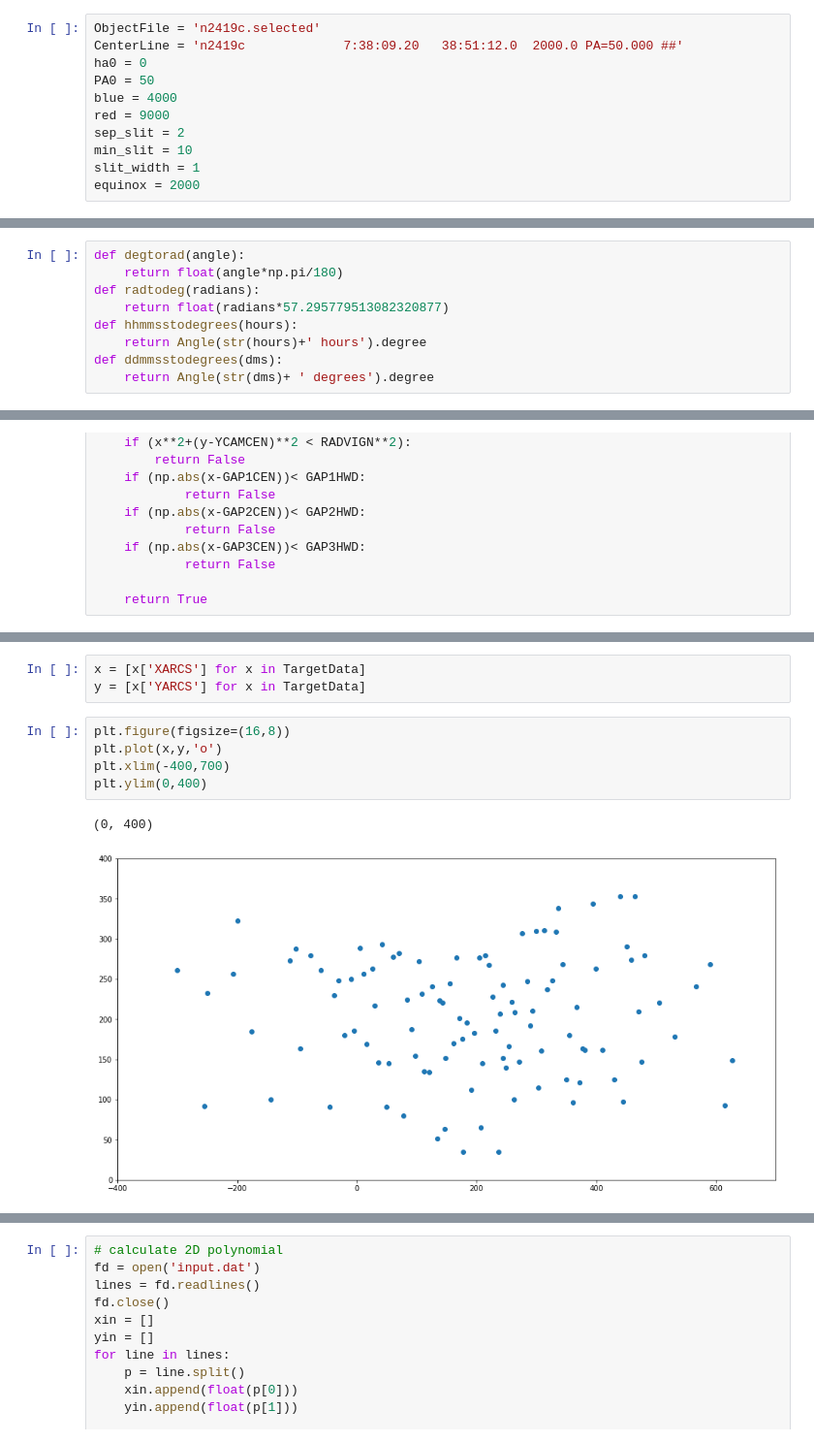
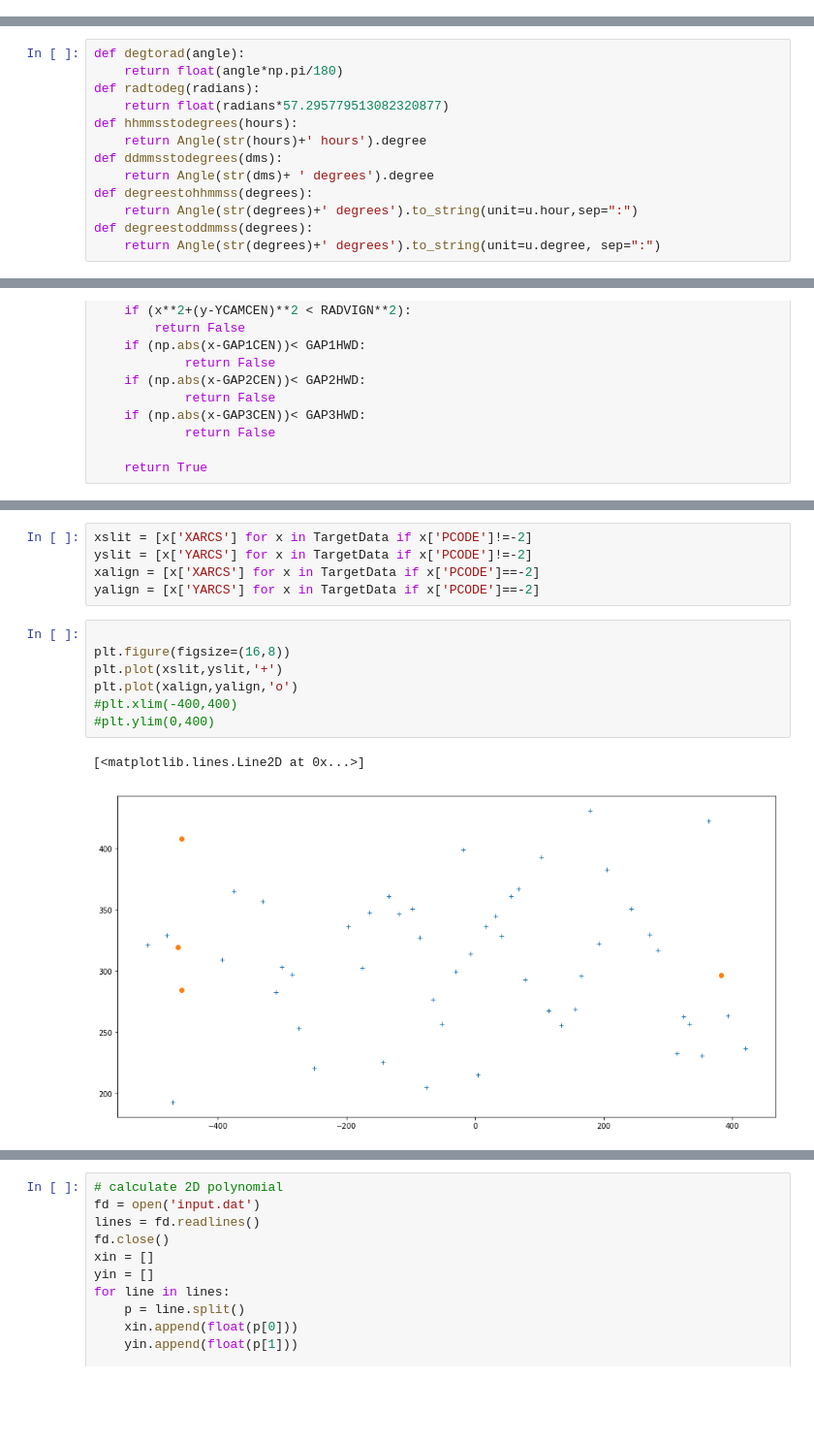
Before and after one commit to KeckObservatory/SlitmaskDesignTool, a Jupyter notebook: PythonConversionByLR/dsimulator.ipynb, the cells around one changed output, grey strips where cells are left out. Shown at 97% size. Saved outputs shown, nothing was run; the diff lists cells and outputs as text; blank space fills up the shorter version.

```diff
--- a/PythonConversionByLR/dsimulator.ipynb
+++ b/PythonConversionByLR/dsimulator.ipynb
@@ -11,14 +12,3 @@ from astropy.modeling import models, fitting
-# %%
-ObjectFile = 'n2419c.selected'
-CenterLine = 'n2419c             7:38:09.20   38:51:12.0  2000.0 PA=50.000 ##'
-ha0 = 0
-PA0 = 50
-blue = 4000
-red = 9000
-sep_slit = 2
-min_slit = 10
-slit_width = 1
-equinox = 2000
 # %% [markdown]
 ## List any necessary constants here
 # %%
@@ -56,6 +46,10 @@ def hhmmsstodegrees(hours):
     return Angle(str(hours)+' hours').degree
 def ddmmsstodegrees(dms):
     return Angle(str(dms)+ ' degrees').degree
+def degreestohhmmss(degrees):
+    return Angle(str(degrees)+' degrees').to_string(unit=u.hour,sep=":")
+def degreestoddmmss(degrees):
+    return Angle(str(degrees)+' degrees').to_string(unit=u.degree, sep=":")
 # %%
 def InputDataInit():
     InputData={}
@@ -284,11 +311,15 @@ TargetData[0]
-# %%
-x = [x['XARCS'] for x in TargetData]
-y = [x['YARCS'] for x in TargetData]
+# %%
+xslit = [x['XARCS'] for x in TargetData if x['PCODE']!=-2]
+yslit = [x['YARCS'] for x in TargetData if x['PCODE']!=-2]
+xalign = [x['XARCS'] for x in TargetData if x['PCODE']==-2]
+yalign = [x['YARCS'] for x in TargetData if x['PCODE']==-2]
 # %%
+
 plt.figure(figsize=(16,8))
-plt.plot(x,y,'o')
-plt.xlim(-400,700)
-plt.ylim(0,400)
+plt.plot(xslit,yslit,'+')
+plt.plot(xalign,yalign,'o')
+#plt.xlim(-400,400)
+#plt.ylim(0,400)
 # %% [output]
-(0, 400)
+[<matplotlib.lines.Line2D at 0x...>]
-[figure, old version]
+[figure, new version]
```
Also changed, not shown: parts of 22 cells of this notebook.
